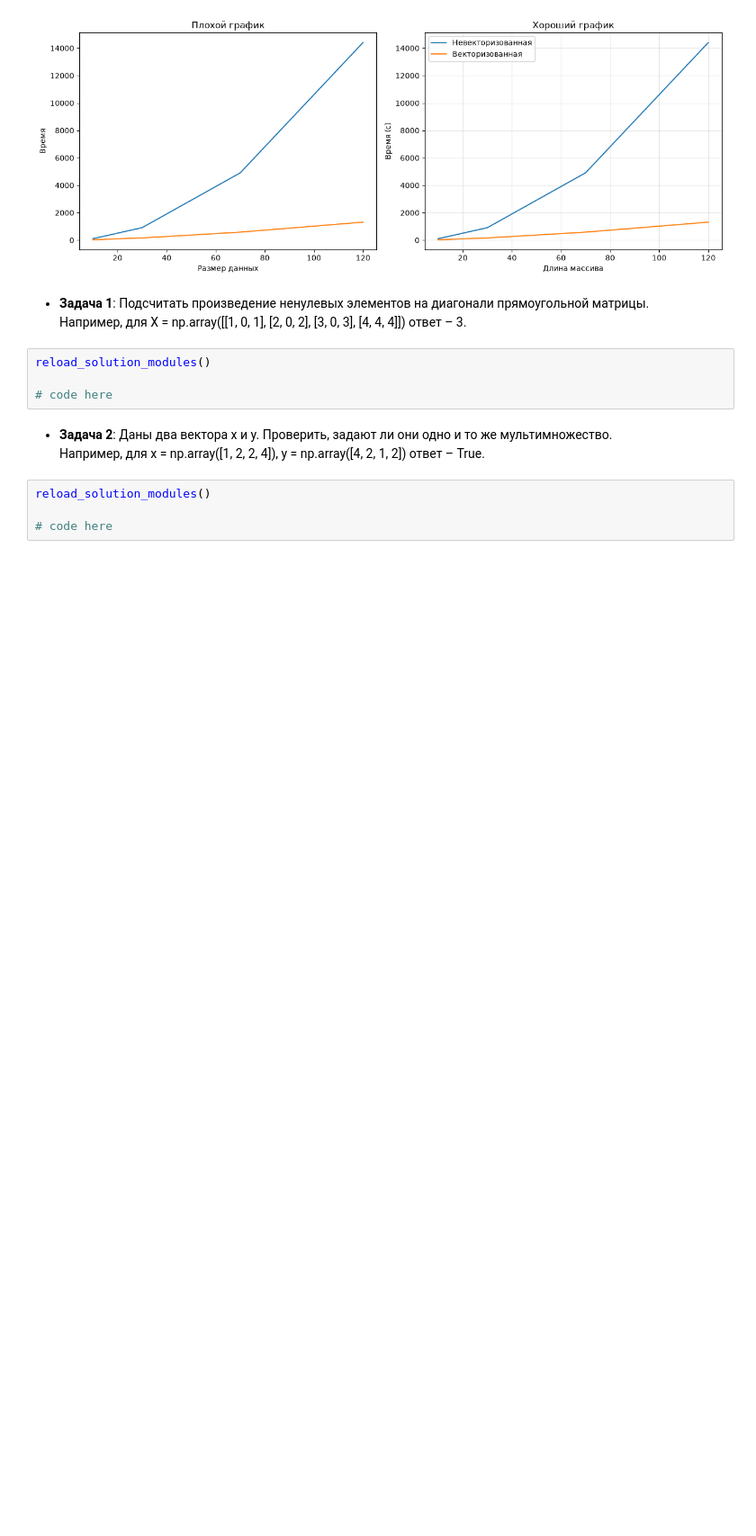
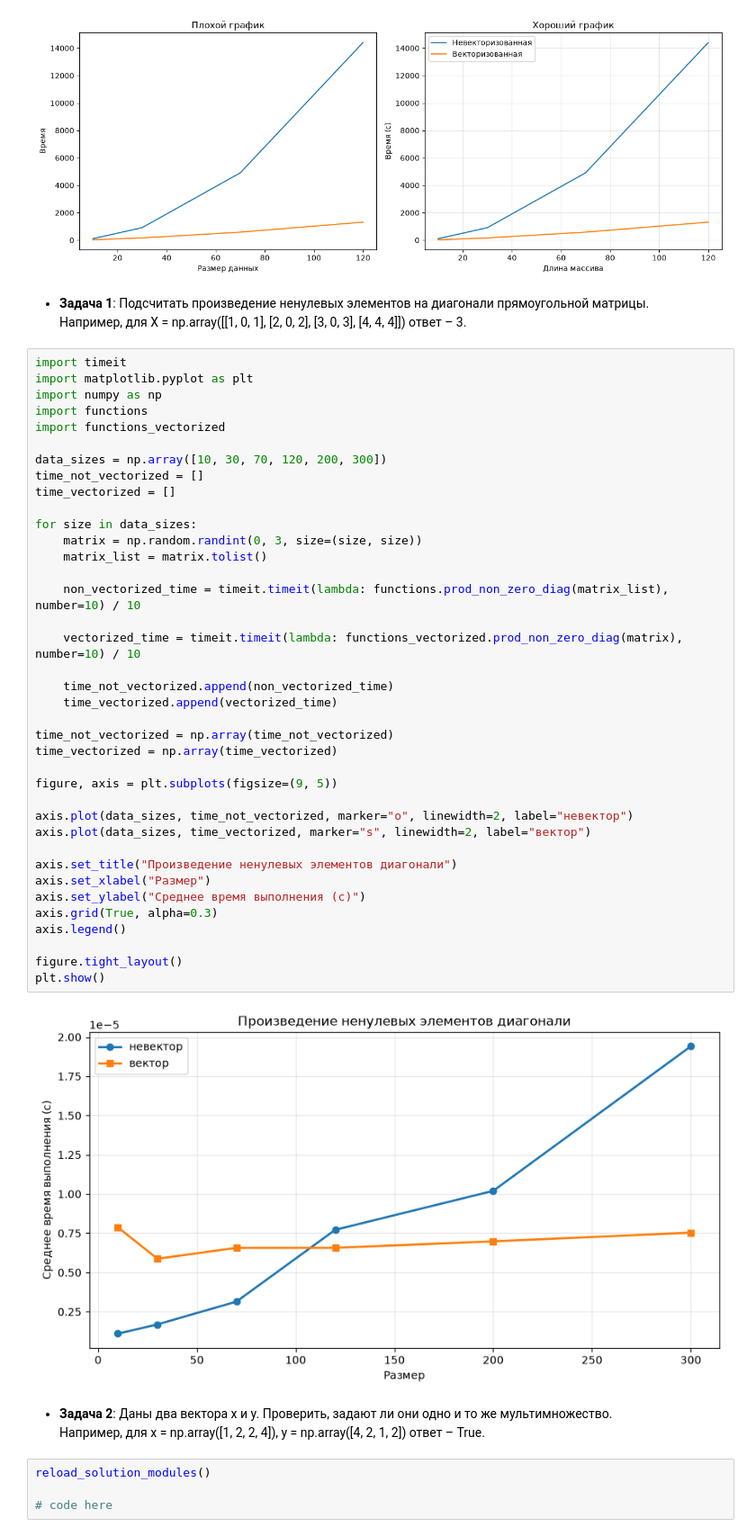
Before and after one commit to K35177/ML_Kamalov, a Jupyter notebook: task_numpy/task_numpy_practice.ipynb, the cells around one changed output. Shown at 90% size. Drawn from its saved outputs; the diff is of its cells as text; blank space fills up the shorter version.

```diff
--- a/task_numpy/task_numpy_practice.ipynb
+++ b/task_numpy/task_numpy_practice.ipynb
@@ -57,9 +57,45 @@ plt.show()
 * __Задача 1__: Подсчитать произведение ненулевых элементов на диагонали прямоугольной матрицы.
  Например, для X = np.array([[1, 0, 1], [2, 0, 2], [3, 0, 3], [4, 4, 4]]) ответ – 3.
 # %%
-reload_solution_modules()
+import timeit
+import matplotlib.pyplot as plt
+import numpy as np
+import functions
+import functions_vectorized
 
-# code here
+data_sizes = np.array([10, 30, 70, 120, 200, 300])
+time_not_vectorized = []
+time_vectorized = []
+
+for size in data_sizes:
+    matrix = np.random.randint(0, 3, size=(size, size))
+    matrix_list = matrix.tolist()
+
+    non_vectorized_time = timeit.timeit(lambda: functions.prod_non_zero_diag(matrix_list), number=10) / 10
+
+    vectorized_time = timeit.timeit(lambda: functions_vectorized.prod_non_zero_diag(matrix), number=10) / 10
+
+    time_not_vectorized.append(non_vectorized_time)
+    time_vectorized.append(vectorized_time)
+
+time_not_vectorized = np.array(time_not_vectorized)
+time_vectorized = np.array(time_vectorized)
+
+figure, axis = plt.subplots(figsize=(9, 5))
+
+axis.plot(data_sizes, time_not_vectorized, marker="o", linewidth=2, label="невектор")
+axis.plot(data_sizes, time_vectorized, marker="s", linewidth=2, label="вектор")
+
+axis.set_title("Произведение ненулевых элементов диагонали")
+axis.set_xlabel("Размер")
+axis.set_ylabel("Среднее время выполнения (с)")
+axis.grid(True, alpha=0.3)
+axis.legend()
+
+figure.tight_layout()
+plt.show()
+# %% [output]
+[figure, added]
 # %% [markdown]
 
 
```
Also changed, not shown: 2 other files.
